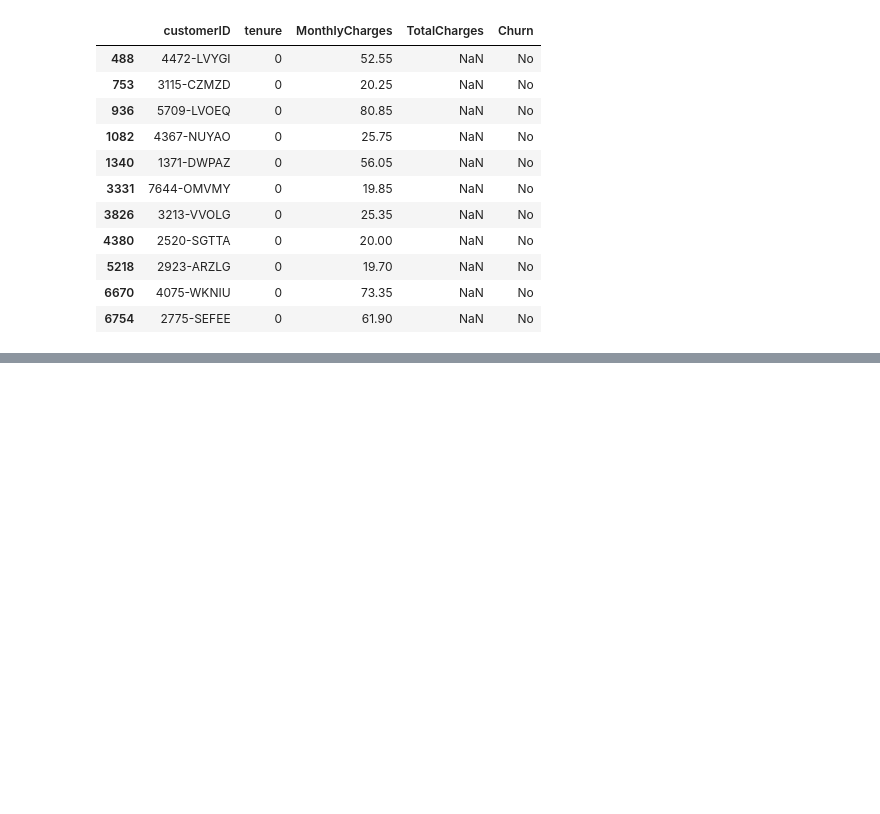
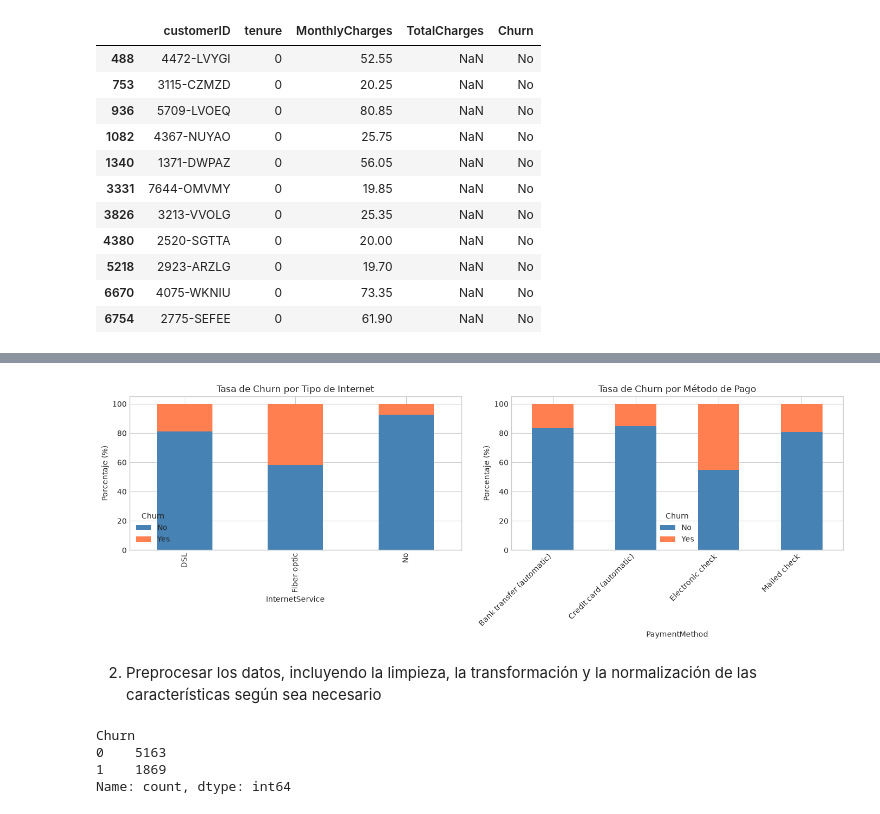
Before and after one commit to RafaelRiesco/desafiolatam-ds, a Jupyter notebook: modulo-5-machine-learning/modulo-3/Desafio3_RafaelRiesco_G122.ipynb, the cells around one changed output, grey strips where cells are left out. Cells and saved outputs as stored; diff of their text form; code cells hidden in the pictures; blank space fills up the shorter version.

```diff
--- a/modulo-5-machine-learning/modulo-3/Desafio3_RafaelRiesco_G122.ipynb
+++ b/modulo-5-machine-learning/modulo-3/Desafio3_RafaelRiesco_G122.ipynb
@@ -69,0 +153,36 @@ Filas con TotalCharges nulo: 11
+# %%
+# Churn según tipo de servicio de internet y método de pago
+fig, axes = plt.subplots(1, 2, figsize=(14, 5))
+
+churn_internet = pd.crosstab(df['InternetService'], df['Churn'], normalize='index') * 100
+churn_internet.plot(kind='bar', stacked=True, ax=axes[0], color=['steelblue', 'coral'])
+axes[0].set_ylabel('Porcentaje (%)')
+axes[0].set_title('Tasa de Churn por Tipo de Internet')
+axes[0].legend(title='Churn')
+
+churn_payment = pd.crosstab(df['PaymentMethod'], df['Churn'], normalize='index') * 100
+churn_payment.plot(kind='bar', stacked=True, ax=axes[1], color=['steelblue', 'coral'])
+axes[1].set_ylabel('Porcentaje (%)')
+axes[1].set_title('Tasa de Churn por Método de Pago')
+axes[1].legend(title='Churn')
+plt.setp(axes[1].get_xticklabels(), rotation=45, ha='right')
+
+plt.tight_layout()
+plt.show()
+# %% [output]
+[figure, added]
+# %% [markdown]
+2. Preprocesar los datos, incluyendo la limpieza, la transformación y la normalización de las características según sea necesario
+# %%
+# Eliminar customerID (no aporta valor predictivo)
+df_model = df.drop(columns=['customerID'])
+
+# Convertir la variable objetivo Churn a binaria (0/1)
+df_model['Churn'] = df_model['Churn'].map({'No': 0, 'Yes': 1})
+
+print(df_model['Churn'].value_counts())
+# %% [output]
+Churn
+0    5163
+1    1869
+Name: count, dtype: int64
```
Also changed, not shown: parts of 22 cells of this notebook.
